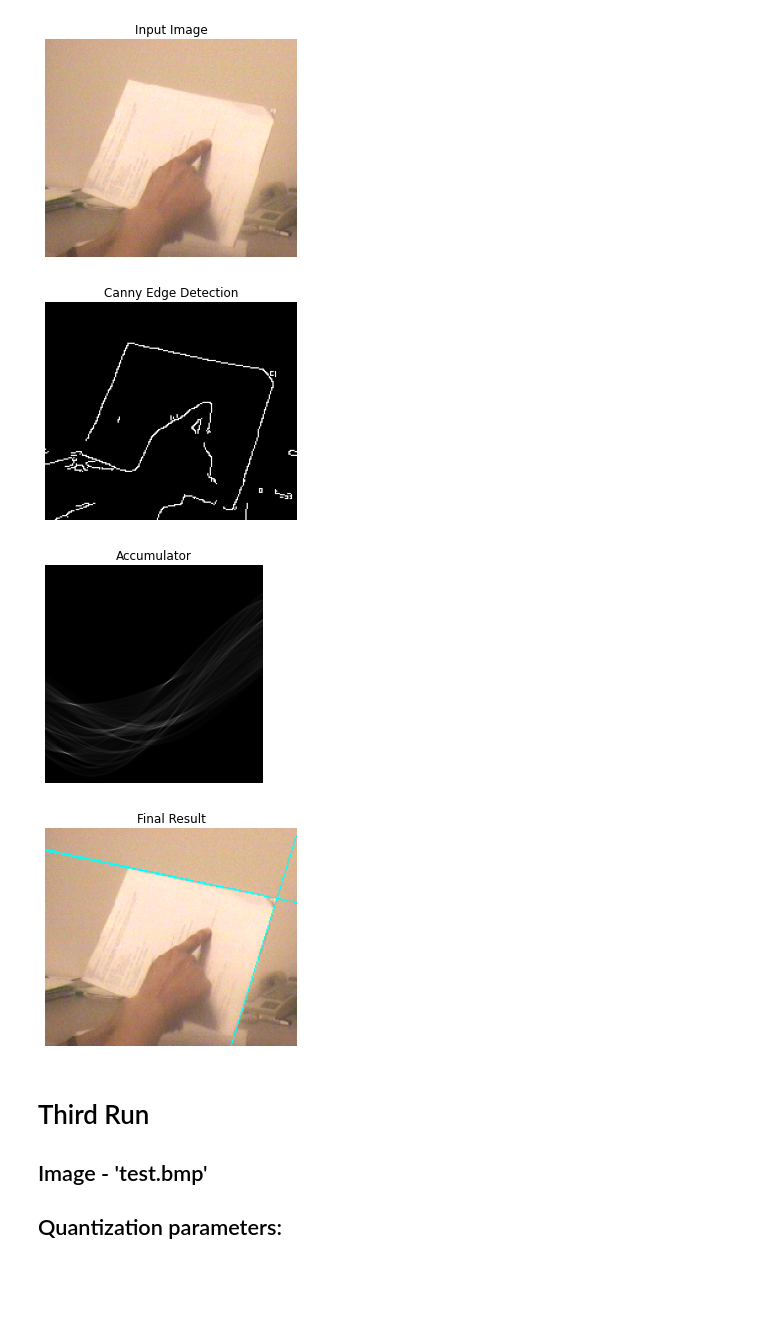
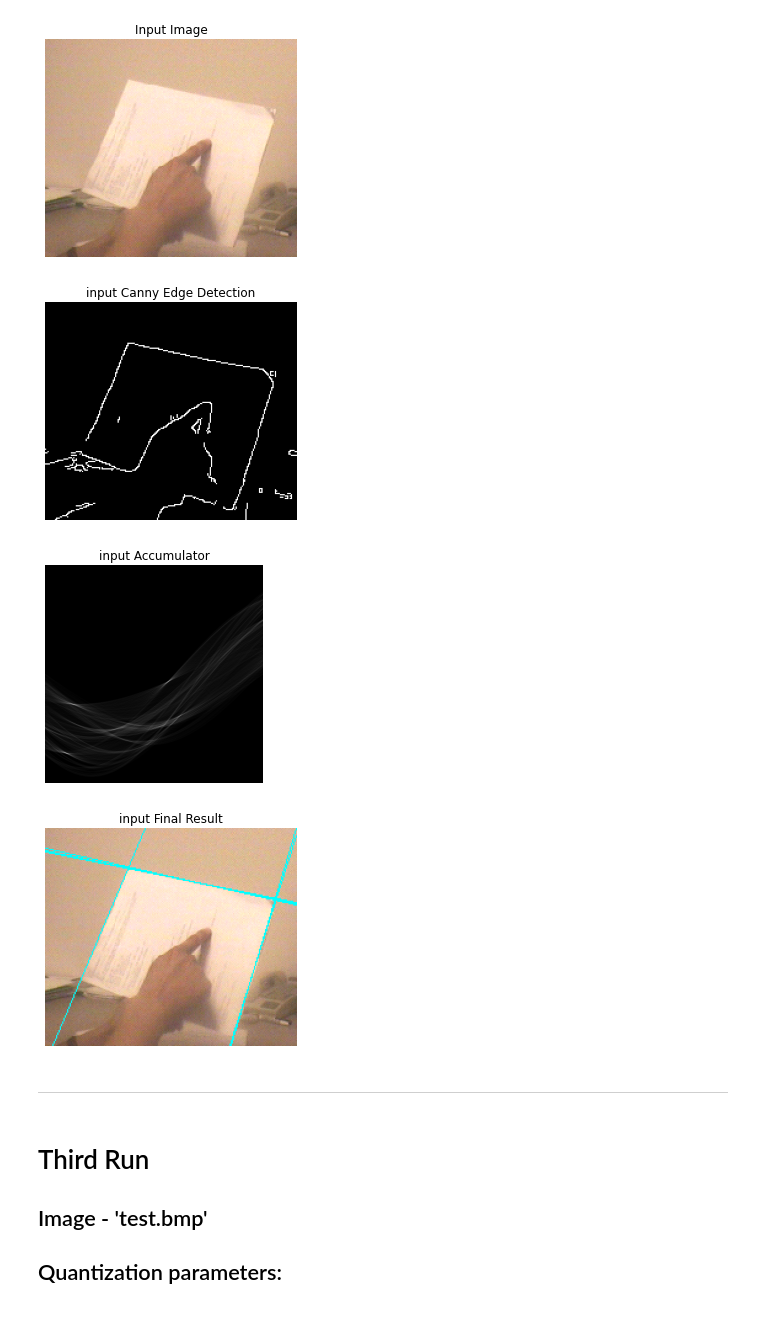
Before and after one commit to yashchitre03/Computer-Vision-Problems, a Jupyter notebook: Hough Transform/implementation(notebook).ipynb, the cells around one changed output. Drawn from its saved outputs; the diff is of its cells as text; code cells hidden in the pictures; blank space fills up the shorter version.

```diff
--- a/Hough Transform/implementation(notebook).ipynb
+++ b/Hough Transform/implementation(notebook).ipynb
@@ -219,28 +240,30 @@ display_and_save(curImg, 'Input Image', grayscale=False, save=False)
 # %%
 # apply canny edge detector
 E = cv.Canny(image=curImg, threshold1=100, threshold2=200)
-display_and_save(E, 'Canny Edge Detection')
+display_and_save(E, 'input Canny Edge Detection')
 # %% [output]
-[figure, old version]
+[figure, new version]
 # %%
 # set the quantization parameters, and calculate different rho and theta values
-HEIGHT, WIDTH = 500, 500
+HEIGHT, WIDTH = 400, 400
 ABS_MAX_RHO = (curImg.shape[0]**2 + curImg.shape[1]**2)**0.5
 DELTA_RHO = (2 * ABS_MAX_RHO) / HEIGHT
 DELTA_THETA = np.pi / WIDTH
 
 # get the hough voting matrix
 acc = get_accumulator(E)
-display_and_save(acc, 'Accumulator')
+display_and_save(acc, 'input Accumulator')
 # %% [output]
-[figure, old version]
+[figure, new version]
 # %%
 # find local maximas and plot the resulting lines on the image
 local_maximas = get_local_maxima(accumulator=acc, threshold=80)
 result = draw_lines(curImg, local_maximas)
-display_and_save(result, 'Final Result', grayscale=False)
+display_and_save(result, 'input Final Result', grayscale=False)
 # %% [output]
-[figure, old version]
+[figure, new version]
+# %% [markdown]
+---
 # %% [markdown]
 # Third Run
 ## Image - 'test.bmp'
```
Also changed, not shown: parts of 28 cells of this notebook, 28 other files.
